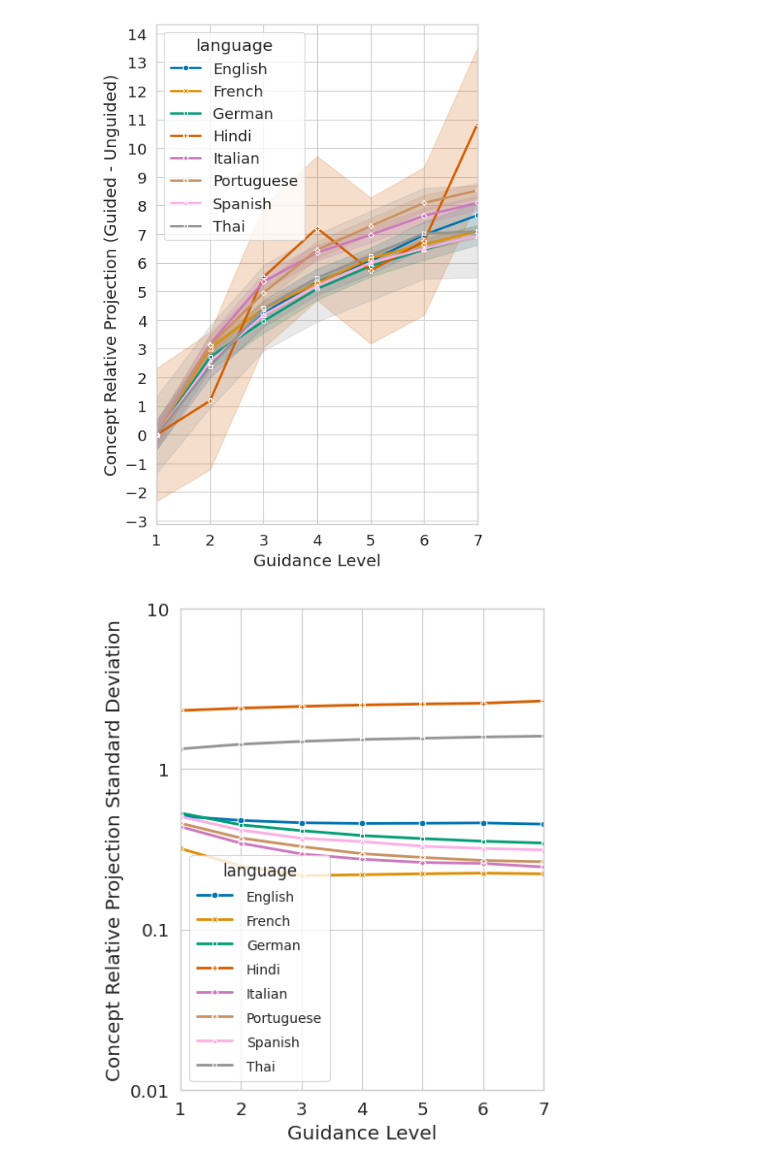
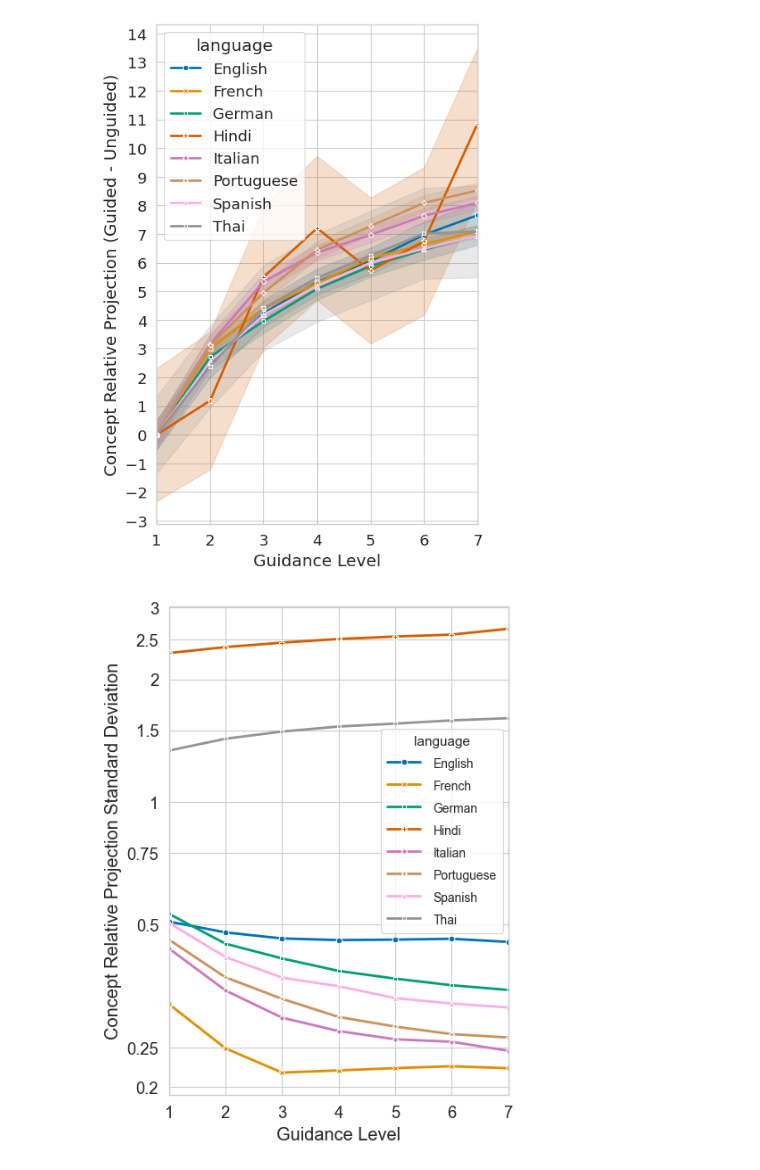
Before and after one commit to phvv-me/frame-representation-hypothesis, a Jupyter notebook: plotting.ipynb, the cells around one changed output. Drawn from its saved outputs; the diff is of its cells as text; code cells hidden in the pictures.

Commit message:
plots fixed

```diff
--- a/plotting.ipynb
+++ b/plotting.ipynb
@@ -239,36 +239,35 @@ df2 = df.groupby([X, HUE])[Y].std().reset_index()
 Y2 = "Concept Relative Projection Standard Deviation"
 df2 = df2.rename(columns={Y: Y2})
 df2[Y2] *= 3e-2  # To make it comparable to the original plot
 
-plt.figure(figsize=(5, 6))
+plt.figure(figsize=(5, 6.5))
 sns.lineplot(
     df2,
     x=X,
     y=Y2,
     hue=HUE,
     style=HUE,
     markers=True,
     dashes=False,
     errorbar=("sd", 3e-2),
     palette="colorblind",
     linewidth=2,
 )
 plt.xlim(1, 7)
-# plt.ylim(1, 3)
 plt.xticks(range(1, 8))
 plt.yscale("log")
 # Set log-scale appropriate y-ticks
-ticks = [0.1, 0.2, 1, 10]
+ticks = [0.2, 0.25, 0.5, 0.75, 1, 1.5, 2, 2.5, 3]
 plt.yticks(ticks, map(str, ticks))
 
 ax = plt.gca()
 legend = ax.get_legend()
-# legend.set_bbox_to_anchor((0, 0.5))
+legend.set_bbox_to_anchor((0.6, 0.315))
 # legend.set_loc('upper left')
 plt.setp(ax.get_legend().get_texts(), fontsize='10')
-plt.setp(ax.get_legend().get_title(), fontsize='12')
+plt.setp(ax.get_legend().get_title(), fontsize='11')
 
 plt.tight_layout()
 plt.savefig("resources/11_guided_generation_language_topk_ablation_std.pdf", dpi=200, bbox_inches="tight")
 # %% [output]
-[figure, old version]
+[figure, new version]
```
